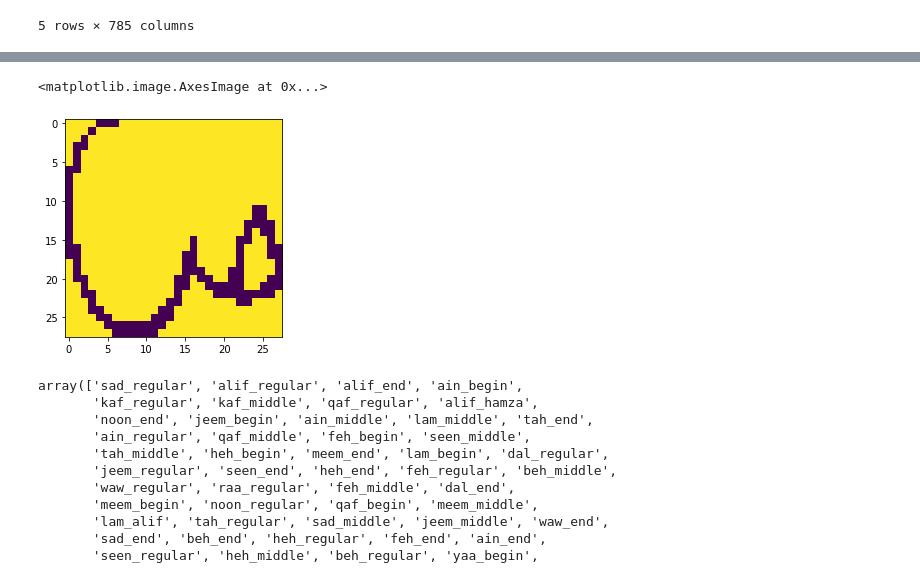
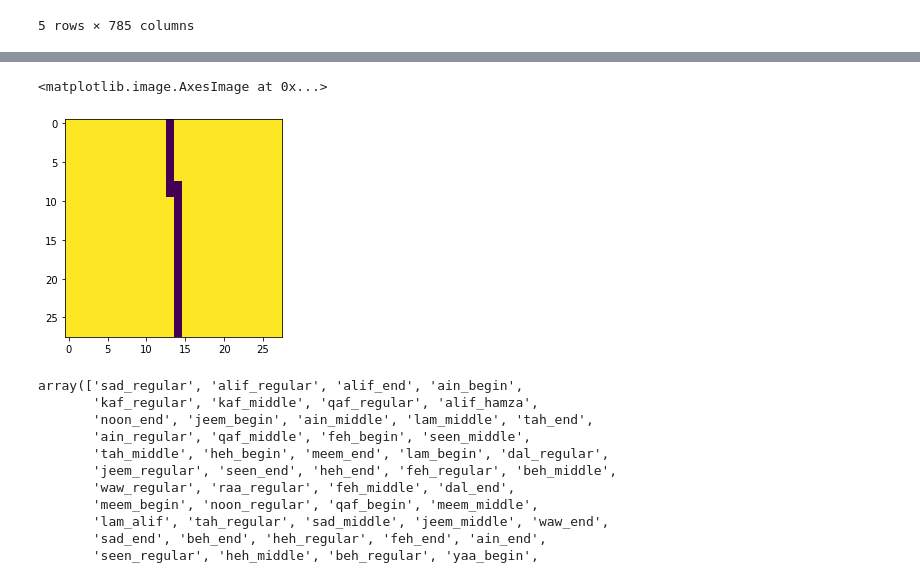
Before and after one commit to Bouaskaoun/handwritten-arabic-recognition, a Jupyter notebook: handwritten_arabic_letters.ipynb, the cells around one changed output, grey strips where cells are left out. Saved outputs shown, nothing was run; the diff lists cells and outputs as text; code cells hidden in the pictures.

```diff
--- a/handwritten_arabic_letters.ipynb
+++ b/handwritten_arabic_letters.ipynb
@@ -133,12 +171,12 @@ files.download("handwritten_arabic_letters_1.csv")
 # %%
-data = pd.read_csv('handwritten_arabic_letters.csv')
+data = pd.read_csv('/content/gdrive/MyDrive/arabic-ocr/handwritten_arabic_letters_final.csv')
 # %%
 X = data.drop(columns=['label'])
-first_row = np.asarray(list(X.iloc[0])).reshape(28,28)
+first_row = np.asarray(list(X.iloc[1000])).reshape(28,28)
 plt.imshow(first_row)
 # %% [output]
 <matplotlib.image.AxesImage at 0x...>
-[figure, old version]
+[figure, new version]
 # %%
 labels = data.label.unique()
 labels
```
Also changed, not shown: parts of 24 cells of this notebook, 1 other file.
